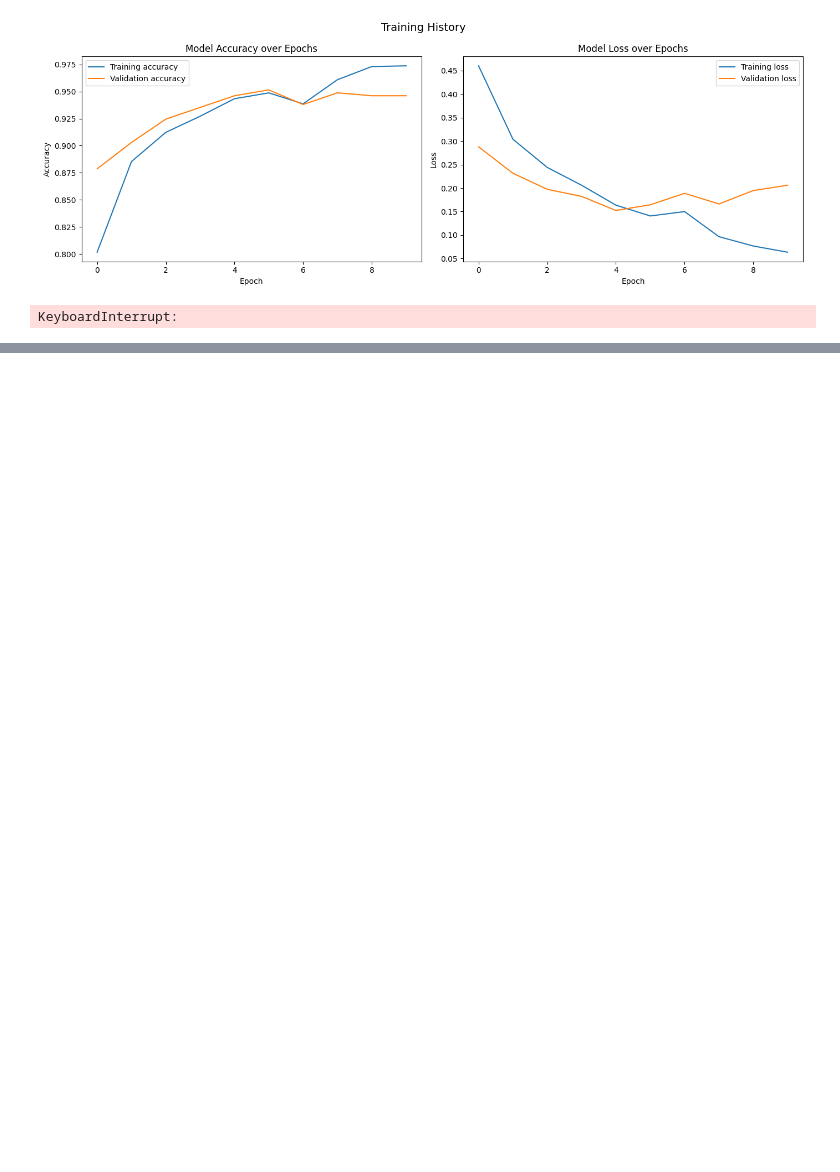
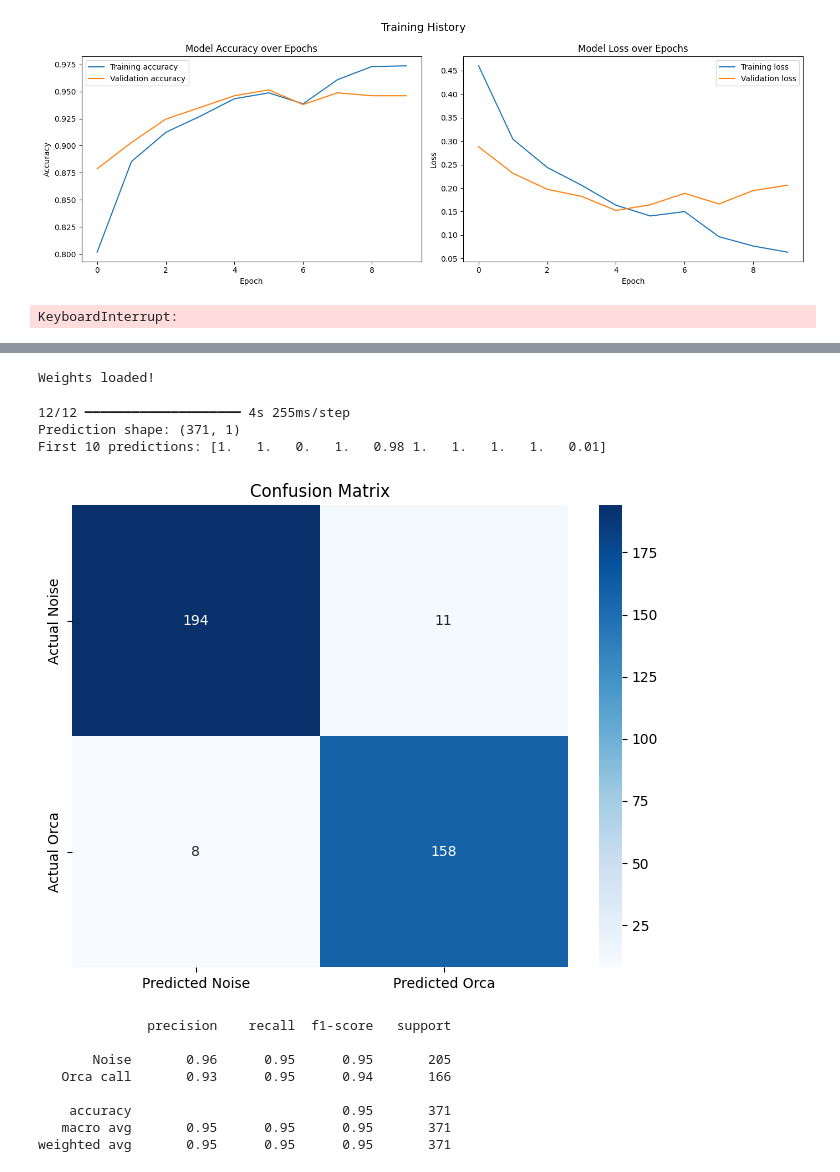
Before and after one commit to anyakdard/ocean-acoustics, a Jupyter notebook: 03_model.ipynb, the cells around one changed output, grey strips where cells are left out. Drawn from its saved outputs; the diff is of its cells as text; code cells hidden in the pictures; blank space fills up the shorter version.

```diff
--- a/03_model.ipynb
+++ b/03_model.ipynb
@@ -465,3 +465,75 @@ files.download('/content/orca_model.keras')
 # %% [output]
 [interactive output not drawn]
 [interactive output not drawn]
+# %%
+# cell that loads saved weights instead of rerunning training
+
+# Upload orca_model.keras via the sidebar first, then run this
+model.load_weights('/content/orca_model.keras')
+print('Weights loaded!')
+# %% [output]
+Weights loaded!
+# %%
+# evaluation:
+
+from sklearn.metrics import confusion_matrix, classification_report
+import seaborn as sns
+# seaborn is a visualisation library built on top of matplotlib
+# it makes certain plots much easier and prettier
+# confusion matrices in particular are much cleaner with seaborn
+
+# Get model predictions on the validation set
+y_pred_prob = model.predict(X_val)
+# model.predict() runs every validation image through the network
+# and returns the output probability for each one
+# y_pred_prob is an array of numbers between 0 and 1
+# e.g. [0.92, 0.03, 0.87, 0.45, ...]
+
+print(f'Prediction shape: {y_pred_prob.shape}')
+print(f'First 10 predictions: {y_pred_prob[:10].flatten().round(2)}')
+# .flatten() removes the extra dimension so it prints cleanly
+# .round(2) rounds to 2 decimal places
+# %% [output]
+12/12 ━━━━━━━━━━━━━━━━━━━━ 4s 255ms/step
+Prediction shape: (371, 1)
+First 10 predictions: [1.   1.   0.   1.   0.98 1.   1.   1.   1.   0.01]
+# %%
+# Convert probabilities to binary predictions
+# anything above 0.5 we call an orca call (1), below 0.5 we call noise (0)
+# 0.5 is called the decision threshold - we can adjust this later
+y_pred = (y_pred_prob > 0.5).astype(int).flatten()
+# > 0.5 creates a boolean array (True/False)
+# .astype(int) converts True→1 and False→0
+# .flatten() removes the extra dimension
+
+# Build confusion matrix
+cm = confusion_matrix(y_val, y_pred)
+# confusion_matrix compares actual labels (y_val) vs predicted labels (y_pred)
+# and counts how many fall into each category
+
+# Plot it
+plt.figure(figsize=(8, 6))
+sns.heatmap(cm, annot=True, fmt='d', cmap='Blues',
+            xticklabels=['Predicted Noise', 'Predicted Orca'],
+            yticklabels=['Actual Noise', 'Actual Orca'])
+# annot=True writes the numbers inside each cell
+# fmt='d' means format as integers not scientific notation
+# cmap='Blues' makes it a blue colour scale
+plt.title('Confusion Matrix')
+plt.show()
+
+# Print the full classification report
+print(classification_report(y_val, y_pred,
+                            target_names=['Noise', 'Orca call']))
+# classification_report gives precision, recall and f1 score
+# for each class - more informative than accuracy alone
+# %% [output]
+[figure, added]
+              precision    recall  f1-score   support
+
+       Noise       0.96      0.95      0.95       205
+   Orca call       0.93      0.95      0.94       166
+
+    accuracy                           0.95       371
+   macro avg       0.95      0.95      0.95       371
+weighted avg       0.95      0.95      0.95       371
```
Also changed, not shown: parts of 11 cells of this notebook.
